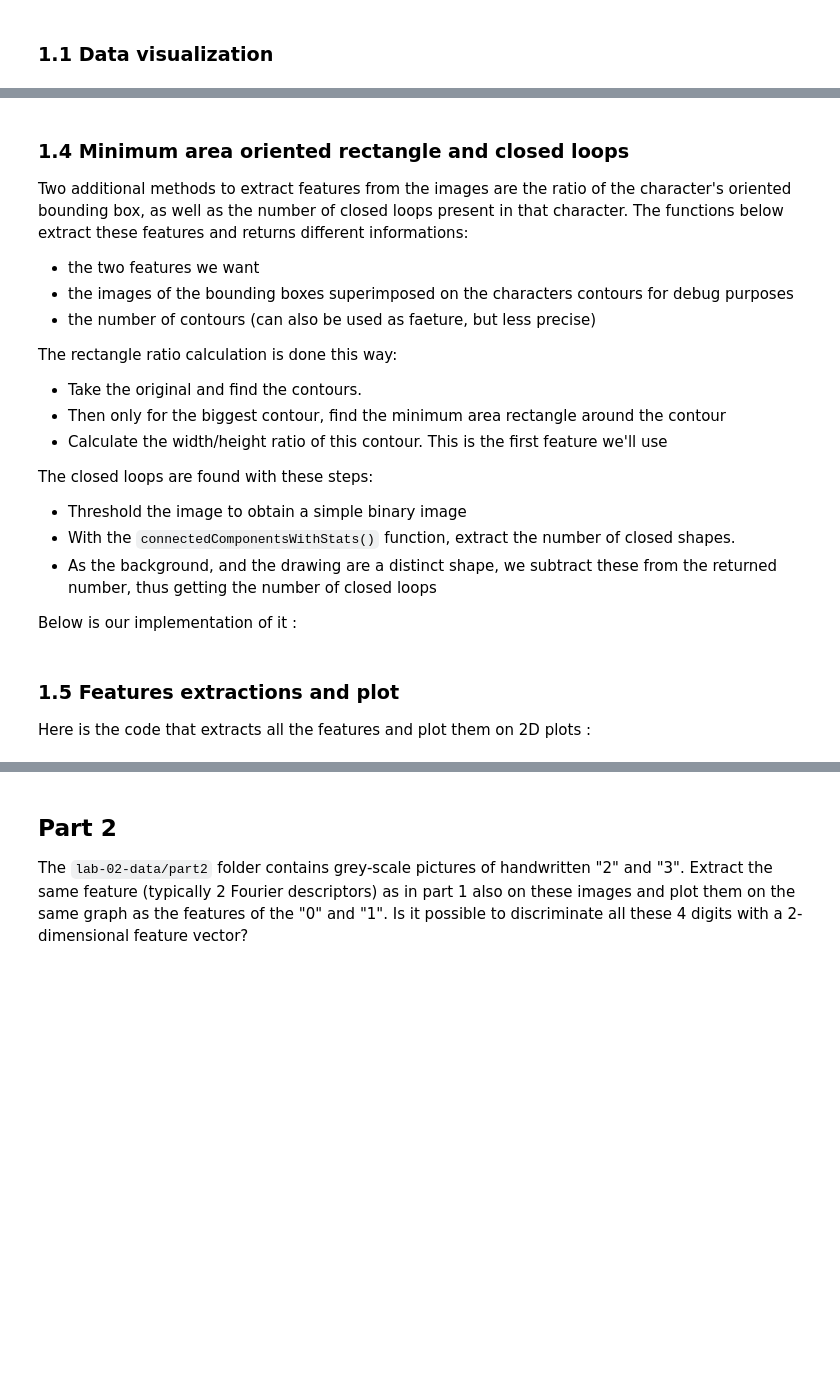
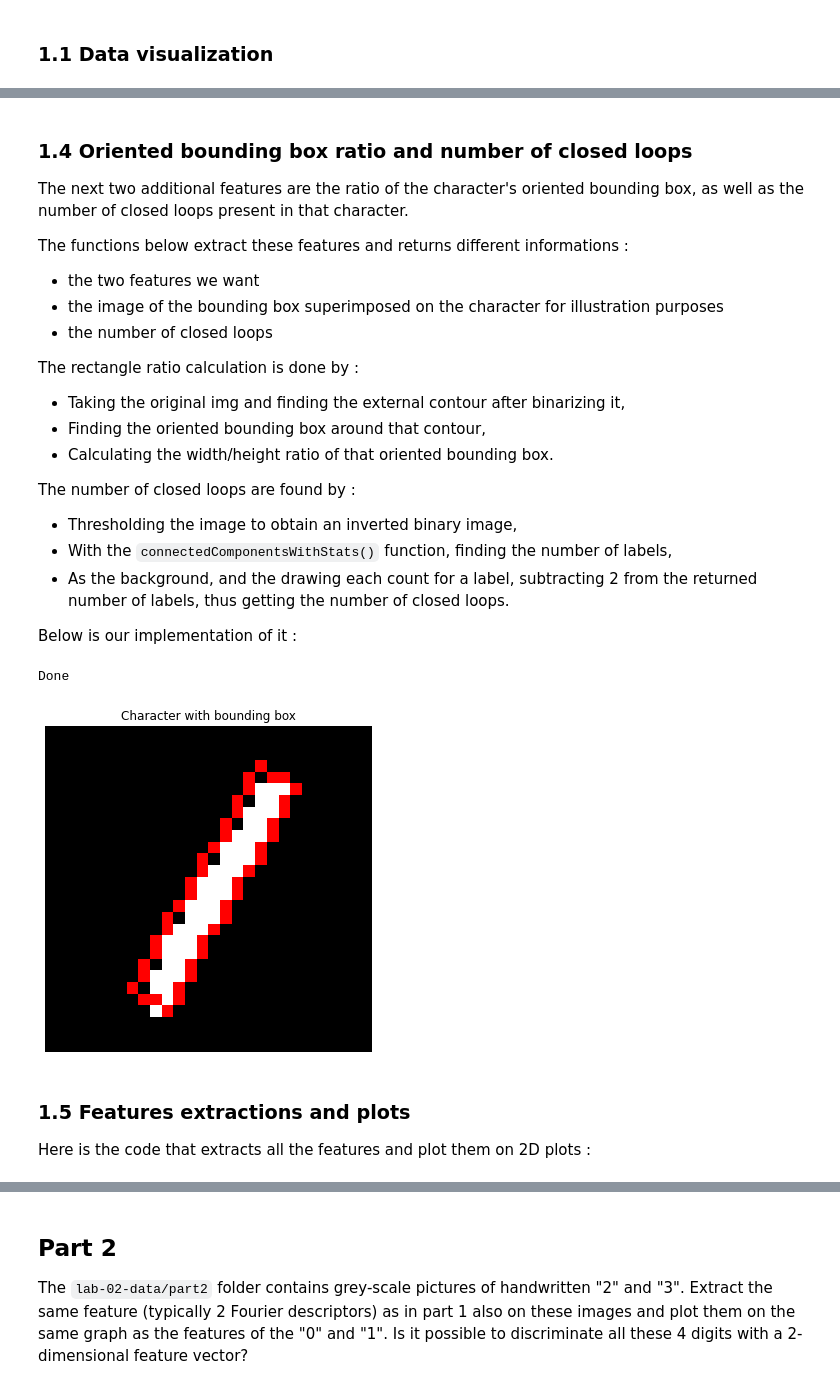
Before and after one commit to JambonSama/image_analysis_and_pattern_recognition_labs, a Jupyter notebook: labs/lab_02_object_description.ipynb, the cells around one changed output, grey strips where cells are left out. Saved outputs shown, nothing was run; the diff lists cells and outputs as text; code cells hidden in the pictures; blank space fills up the shorter version.

```diff
--- a/labs/lab_02_object_description.ipynb
+++ b/labs/lab_02_object_description.ipynb
@@ -329,79 +339,77 @@ for ax, im, nm in zip(axes[1], imgs_1_mt, names_1):
 # %% [markdown]
-### 1.4 Minimum area oriented rectangle and closed loops
-Two additional methods to extract features from the images are the ratio of the character's oriented bounding box, as well as the number of closed loops present in that character.
-The functions below extract these features and returns different informations:
+### 1.4 Oriented bounding box ratio and number of closed loops
+The next two additional features are the ratio of the character's oriented bounding box, as well as the number of closed loops present in that character.
+
+The functions below extract these features and returns different informations :
  - the two features we want
- - the images of the bounding boxes superimposed on the characters contours for debug purposes
- - the number of contours (can also be used as faeture, but less precise)
+ - the image of the bounding box superimposed on the character for illustration purposes
+ - the number of closed loops
 
-The rectangle ratio calculation is done this way:
- - Take the original and find the contours.
- - Then only for the biggest contour, find the minimum area rectangle around the contour
- - Calculate the width/height ratio of this contour. This is the first feature we'll use
+The rectangle ratio calculation is done by :
+ - Taking the original img and finding the external contour after binarizing it,
+ - Finding the oriented bounding box around that contour,
+ - Calculating the width/height ratio of that oriented bounding box.
 
-The closed loops are found with these steps:
- - Threshold the image to obtain a simple binary image
- - With the `connectedComponentsWithStats()` function, extract the number of closed shapes.
- - As the background, and the drawing are a distinct shape, we subtract these from the returned number, thus getting the number of closed loops
+The number of closed loops are found by :
+ - Thresholding the image to obtain an inverted binary image,
+ - With the `connectedComponentsWithStats()` function, finding the number of labels,
+ - As the background, and the drawing each count for a label, subtracting 2 from the returned number of labels, thus getting the number of closed loops.
 
 Below is our implementation of it :
 # %%
 # Computes the ratio of the rotated bounding box.
 def getRatio(img):
+    _, threshholded_img = cv.threshold(src=img, thresh=0, maxval=255, type=(cv.THRESH_BINARY | cv.THRESH_OTSU))
 
-    contours,_ = cv.findContours(img, cv.RETR_TREE, cv.CHAIN_APPROX_SIMPLE)
+    superimposed_img = threshholded_img.copy()
+    superimposed_img = cv.cvtColor(src=superimposed_img, code=cv.COLOR_GRAY2RGB)
 
-    drawing = np.zeros((img.shape[0], img.shape[1], 3), dtype=np.uint8)
-    cv.drawContours(drawing, contours, 0, [255,255,255])
+    contour, _ = cv.findContours(image=threshholded_img, mode=cv.RETR_EXTERNAL, method=cv.CHAIN_APPROX_SIMPLE)
 
-    minRect = [None]*len(contours)
+    minRect = cv.minAreaRect(contour[0])
+    (x, y), (width, height), angle = minRect
 
-    max_contour_area = 0
-    for i, c in enumerate(contours):
-        cv.drawContours(drawing, contours, i, [255,255,255])
-        if max_contour_area < cv.contourArea(c): # take index 0 as it is the biggest contour
-            max_contour_area = cv.contourArea(c)
-            minRect = cv.minAreaRect(c)
-            (x, y), (width, height), angle = minRect
-            box = cv.boxPoints(minRect)
-            box = np.intp(box) #np.intp: Integer used for indexing (same as C ssize_t; normally either int32 or int64)
+    box = cv.boxPoints(minRect)
+    cv.drawContours(superimposed_img, [np.intp(box)], 0, [255,0,0])
 
-    total_contours = i+1;
-    cv.drawContours(drawing, [box], 0, [255,0,0])
     if width >= height:
         ratio = width/height
     else:
         ratio = height/width
 
-    return ratio, drawing, total_contours
+    return ratio, superimposed_img
+
 
 # Computes the number of closed loops in the image
 def getClosedLoops(img):
+    # number of centroids, this gives the number of closed loops + 2 (background + first color)
+    _, threshholded_img = cv.threshold(src=img, thresh=0, maxval=1, type=(cv.THRESH_BINARY_INV | cv.THRESH_OTSU))
+    label_number, _, _, _ = cv.connectedComponentsWithStats(image=threshholded_img,connectivity=4)
 
-    # number of centroids, this gives the number of closed loops + 2 (background + first color)
-    _, thresh = cv.threshold(img, 1, 255, cv.THRESH_BINARY)
-    ret, labels, stats, centroids = cv.connectedComponentsWithStats(cv.bitwise_not(thresh),4)
-
-    closed_loops = int(centroids.size/2)-2
+    # label number minus 2 for image and background
+    closed_loops = label_number-2
 
     return closed_loops
 
 # Computes bounding box of char in img
-_, drawing, _ =  getRatio(imgs_1[4])
+_, superimposed_img  =  getRatio(imgs_1[4])
 
 # Plot
 n_lin = 1
 n_col = 1
 size = 6
 fig, ax = plt.subplots(n_lin, n_col, figsize=(n_col*size, n_lin*size))
-ax.imshow(drawing, cmap="gray")
+ax.imshow(superimposed_img, cmap="gray")
 ax.set_title("Character with bounding box")
 ax.axis("off")
 
 # End of cell
 print("Done")
+# %% [output]
+Done
+[figure, added]
 # %% [markdown]
-### 1.5 Features extractions and plot
+### 1.5 Features extractions and plots
 
 Here is the code that extracts all the features and plot them on 2D plots :
 # %%
```
Also changed, not shown: parts of 13 cells of this notebook.
